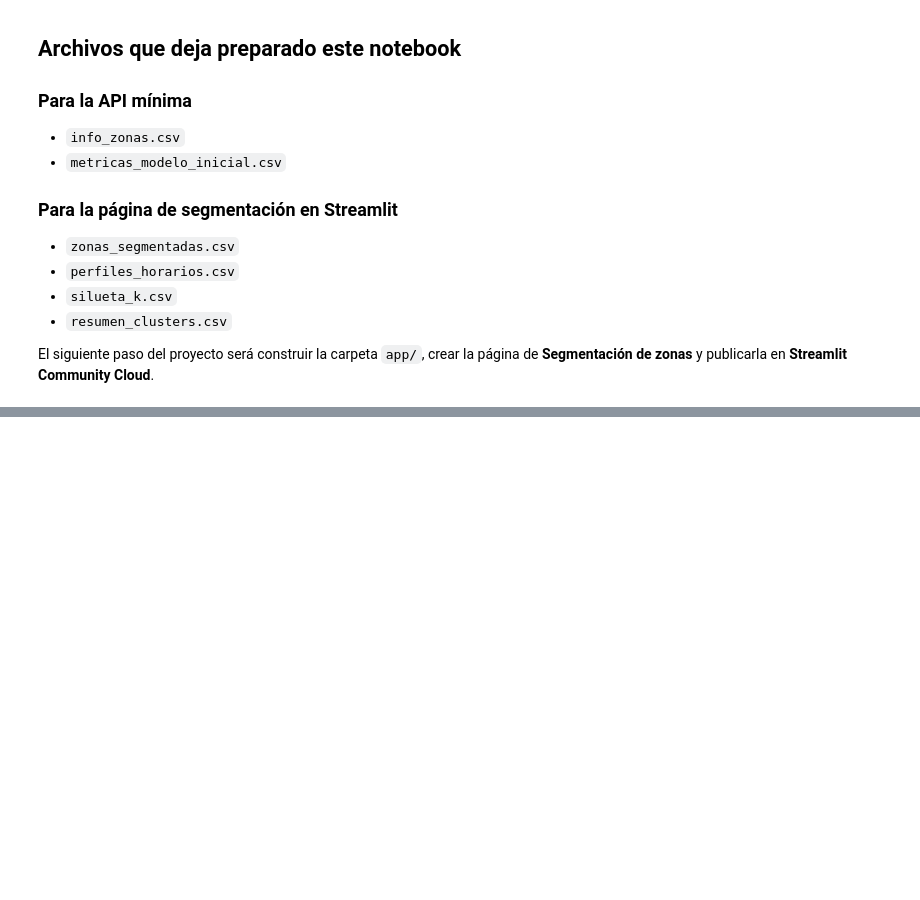
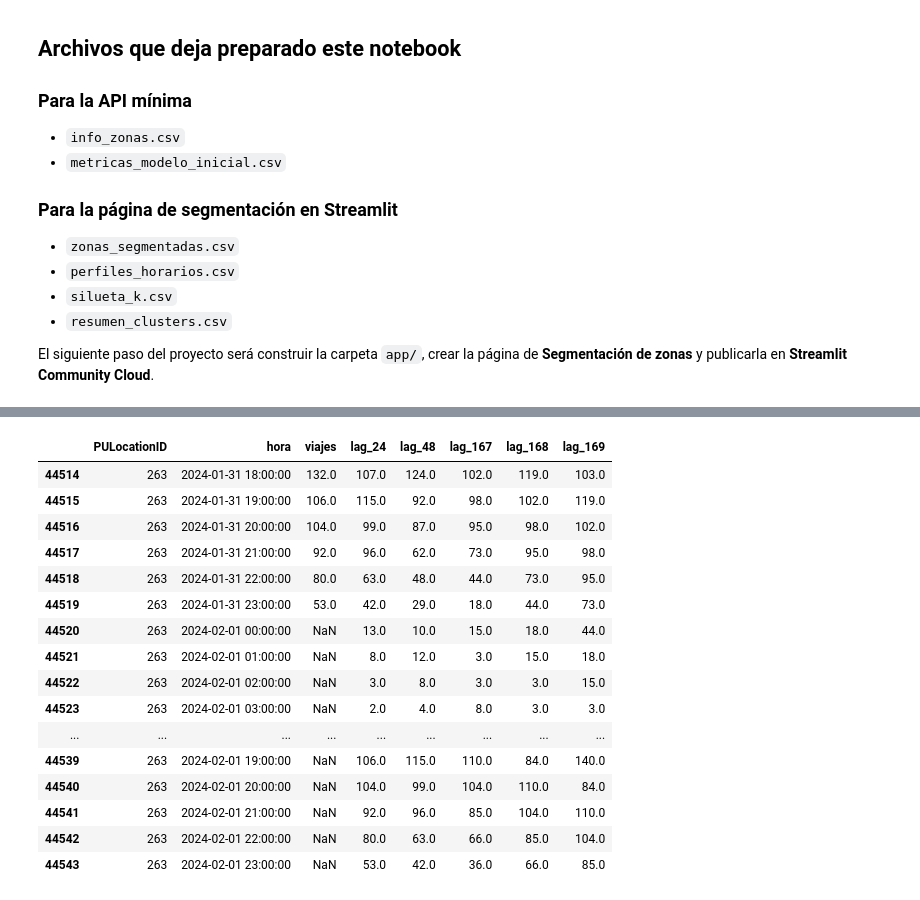
Before and after one commit to IsaiZepeda04/taxis-nyc, a Jupyter notebook: preparacion.ipynb, the cells around one changed output, grey strips where cells are left out. Drawn from its saved outputs; the diff is of its cells as text; code cells hidden in the pictures; blank space fills up the shorter version.

```diff
--- a/preparacion.ipynb
+++ b/preparacion.ipynb
@@ -2338,0 +2411,50 @@ El siguiente paso del proyecto será construir la carpeta `app/`, crear la pági
+# %%
+# ============================================================
+# 47. CREACIÓN DE LOS REZAGOS DEFINITIVOS
+# ============================================================
+
+grupo_zona = demanda_final.groupby(
+    "PULocationID"
+)["viajes"]
+
+# Información de ayer y anteayer.
+demanda_final["lag_24"] = grupo_zona.shift(24)
+demanda_final["lag_48"] = grupo_zona.shift(48)
+
+# Información alrededor de la misma hora de la semana anterior.
+demanda_final["lag_167"] = grupo_zona.shift(167)
+demanda_final["lag_168"] = grupo_zona.shift(168)
+demanda_final["lag_169"] = grupo_zona.shift(169)
+
+display(
+    demanda_final[
+        [
+            "PULocationID",
+            "hora",
+            "viajes",
+            "lag_24",
+            "lag_48",
+            "lag_167",
+            "lag_168",
+            "lag_169",
+        ]
+    ].tail(30)
+)
+# %% [output]
+|  | PULocationID | hora | viajes | lag_24 | lag_48 | lag_167 | lag_168 | lag_169 |
+| 44514 | 263 | 2024-01-31 18:00:00 | 132.0 | 107.0 | 124.0 | 102.0 | 119.0 | 103.0 |
+| 44515 | 263 | 2024-01-31 19:00:00 | 106.0 | 115.0 | 92.0 | 98.0 | 102.0 | 119.0 |
+| 44516 | 263 | 2024-01-31 20:00:00 | 104.0 | 99.0 | 87.0 | 95.0 | 98.0 | 102.0 |
+| 44517 | 263 | 2024-01-31 21:00:00 | 92.0 | 96.0 | 62.0 | 73.0 | 95.0 | 98.0 |
+| 44518 | 263 | 2024-01-31 22:00:00 | 80.0 | 63.0 | 48.0 | 44.0 | 73.0 | 95.0 |
+| 44519 | 263 | 2024-01-31 23:00:00 | 53.0 | 42.0 | 29.0 | 18.0 | 44.0 | 73.0 |
+| 44520 | 263 | 2024-02-01 00:00:00 | NaN | 13.0 | 10.0 | 15.0 | 18.0 | 44.0 |
+| 44521 | 263 | 2024-02-01 01:00:00 | NaN | 8.0 | 12.0 | 3.0 | 15.0 | 18.0 |
+| 44522 | 263 | 2024-02-01 02:00:00 | NaN | 3.0 | 8.0 | 3.0 | 3.0 | 15.0 |
+| 44523 | 263 | 2024-02-01 03:00:00 | NaN | 2.0 | 4.0 | 8.0 | 3.0 | 3.0 |
+| ... | ... | ... | ... | ... | ... | ... | ... | ... |
+| 44539 | 263 | 2024-02-01 19:00:00 | NaN | 106.0 | 115.0 | 110.0 | 84.0 | 140.0 |
+| 44540 | 263 | 2024-02-01 20:00:00 | NaN | 104.0 | 99.0 | 104.0 | 110.0 | 84.0 |
+| 44541 | 263 | 2024-02-01 21:00:00 | NaN | 92.0 | 96.0 | 85.0 | 104.0 | 110.0 |
+| 44542 | 263 | 2024-02-01 22:00:00 | NaN | 80.0 | 63.0 | 66.0 | 85.0 | 104.0 |
+| 44543 | 263 | 2024-02-01 23:00:00 | NaN | 53.0 | 42.0 | 36.0 | 66.0 | 85.0 |
```
Also changed, not shown: parts of 43 cells of this notebook, 11 other files.
